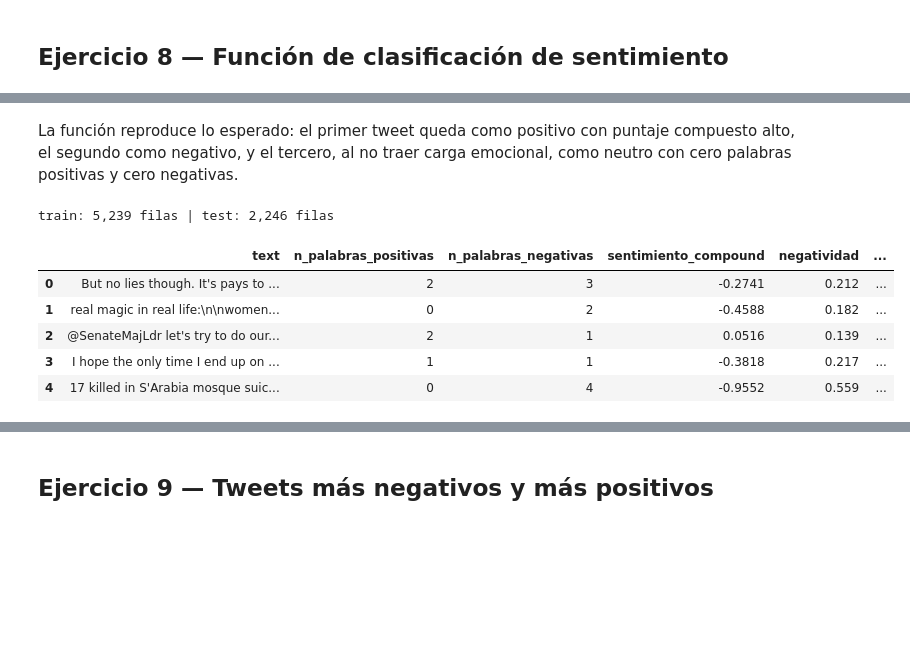
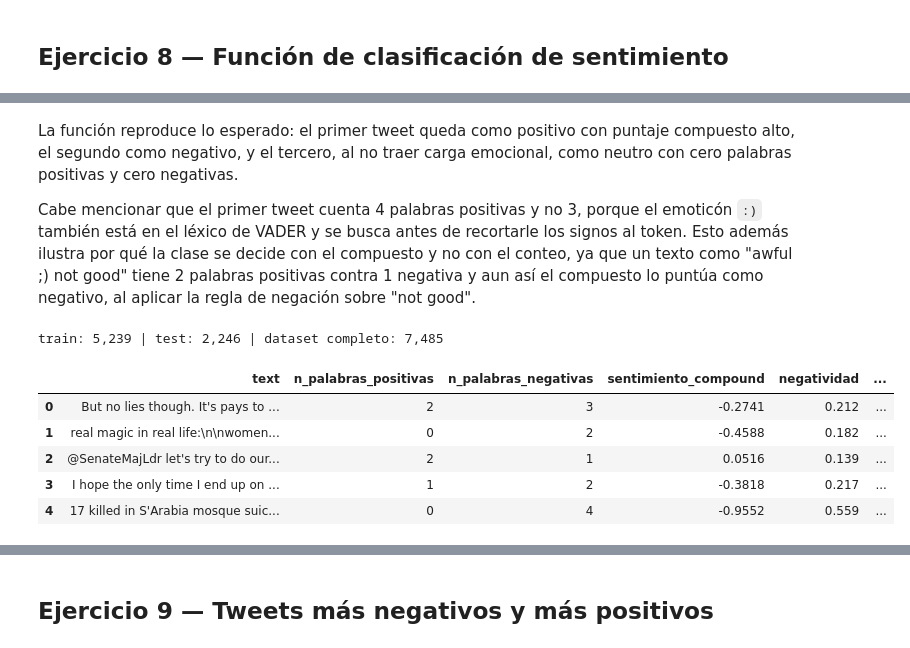
Before and after one commit to Bamo0507/Laboratorio_5_Clasificacion_Tweets, a Jupyter notebook: notebooks/8_9_10_sentimiento.ipynb, the cells around one changed output, grey strips where cells are left out. Cells and saved outputs as stored; diff of their text form; code cells hidden in the pictures; blank space fills up the shorter version.

```diff
--- a/notebooks/8_9_10_sentimiento.ipynb
+++ b/notebooks/8_9_10_sentimiento.ipynb
@@ -89,22 +81,32 @@ pd.DataFrame([clasificar_sentimiento(t) for t in ejemplos])
 # %% [markdown]
-La función reproduce lo esperado: el primer tweet queda como positivo con puntaje compuesto
-alto, el segundo como negativo, y el tercero, al no traer carga emocional, como neutro con cero
-palabras positivas y cero negativas.
+La función reproduce lo esperado: el primer tweet queda como positivo con puntaje compuesto alto,
+el segundo como negativo, y el tercero, al no traer carga emocional, como neutro con cero palabras
+positivas y cero negativas.
+
+Cabe mencionar que el primer tweet cuenta 4 palabras positivas y no 3, porque el emoticón `:)`
+también está en el léxico de VADER y se busca antes de recortarle los signos al token. Esto además
+ilustra por qué la clase se decide con el compuesto y no con el conteo, ya que un texto como
+"awful ;) not good" tiene 2 palabras positivas contra 1 negativa y aun así el compuesto lo puntúa
+como negativo, al aplicar la regla de negación sobre "not good".
 # %%
-train = pd.read_csv(config.RUTA_TRAIN)
-test = pd.read_csv(config.RUTA_TEST)
+train = pd.read_csv(config.RUTA_SENTIMIENTO_TRAIN)
+test = pd.read_csv(config.RUTA_SENTIMIENTO_TEST)
 for d in (train, test):
     d["tokens"] = d["tokens"].fillna("")
 
-print(f"train: {len(train):,} filas | test: {len(test):,} filas")
-train[["text", "n_palabras_positivas", "n_palabras_negativas",
-       "sentimiento_compound", "negatividad", "sentimiento_clase"]].head()
+# Los ejercicios 8 y 9 describen el DATASET, asi que se responden sobre las 7,485
+# filas completas. El ejercicio 10 si respeta la particion, porque ahi se entrena.
+todo = pd.concat([train, test], ignore_index=True)
+
+print(f"train: {len(train):,} | test: {len(test):,} | dataset completo: {len(todo):,}")
+todo[["text", "n_palabras_positivas", "n_palabras_negativas",
+      "sentimiento_compound", "negatividad", "sentimiento_clase"]].head()
 # %% [output]
-train: 5,239 filas | test: 2,246 filas
+train: 5,239 | test: 2,246 | dataset completo: 7,485
 |  | text | n_palabras_positivas | n_palabras_negativas | sentimiento_compound | negatividad | ... |
 | 0 | But no lies though. It's pays to ... | 2 | 3 | -0.2741 | 0.212 | ... |
 | 1 | real magic in real life:\n\nwomen... | 0 | 2 | -0.4588 | 0.182 | ... |
 | 2 | @SenateMajLdr let's try to do our... | 2 | 1 | 0.0516 | 0.139 | ... |
-| 3 | I hope the only time I end up on ... | 1 | 1 | -0.3818 | 0.217 | ... |
+| 3 | I hope the only time I end up on ... | 1 | 2 | -0.3818 | 0.217 | ... |
 | 4 | 17 killed in S'Arabia mosque suic... | 0 | 4 | -0.9552 | 0.559 | ... |
 # %%
```
Also changed, not shown: parts of 15 cells of this notebook, 12 other files.
